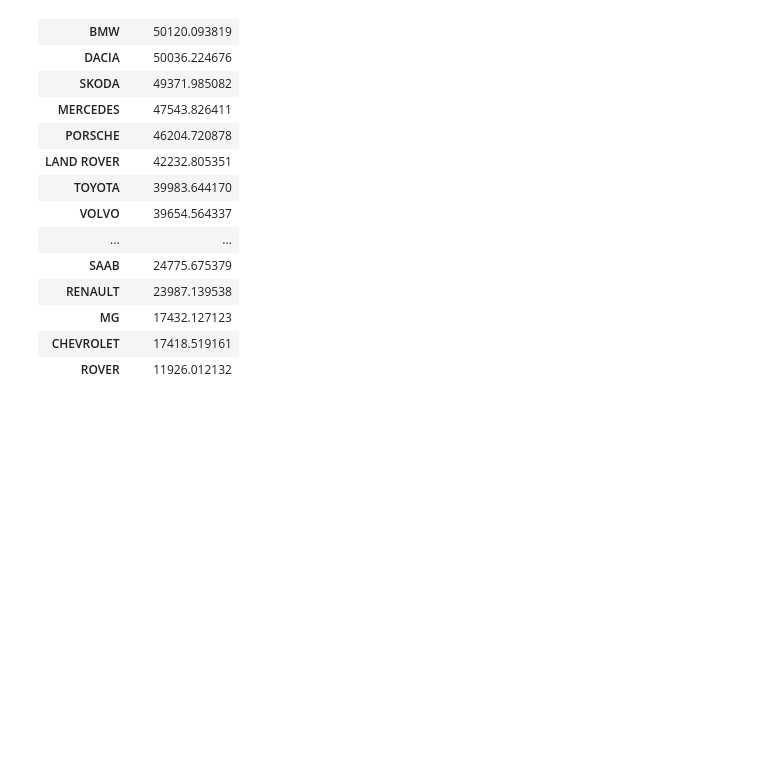
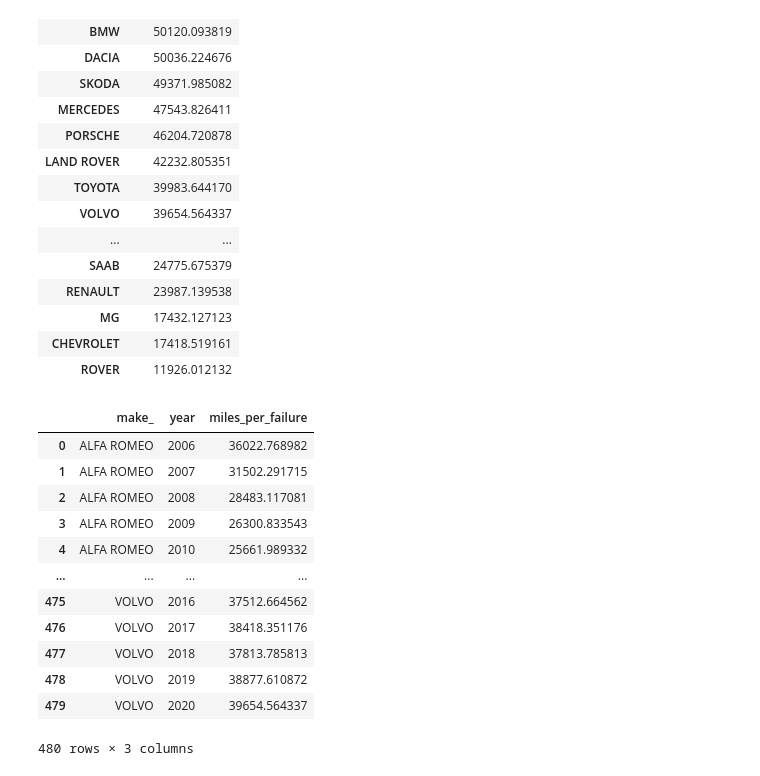
Before and after one commit to michalc/dft-mot-analysis, a Jupyter notebook: explore.ipynb, the cells around one changed output. Drawn from its saved outputs; the diff is of its cells as text; code cells hidden in the pictures; blank space fills up the shorter version.

```diff
--- a/explore.ipynb
+++ b/explore.ipynb
@@ -1042,0 +1095,16 @@ df
+# %%
+df
+# %% [output]
+|  | make_ | year | miles_per_failure |
+| 0 | ALFA ROMEO | 2006 | 36022.768982 |
+| 1 | ALFA ROMEO | 2007 | 31502.291715 |
+| 2 | ALFA ROMEO | 2008 | 28483.117081 |
+| 3 | ALFA ROMEO | 2009 | 26300.833543 |
+| 4 | ALFA ROMEO | 2010 | 25661.989332 |
+| ... | ... | ... | ... |
+| 475 | VOLVO | 2016 | 37512.664562 |
+| 476 | VOLVO | 2017 | 38418.351176 |
+| 477 | VOLVO | 2018 | 37813.785813 |
+| 478 | VOLVO | 2019 | 38877.610872 |
+| 479 | VOLVO | 2020 | 39654.564337 |
+480 rows × 3 columns
```
Also changed, not shown: parts of 2 cells of this notebook.
